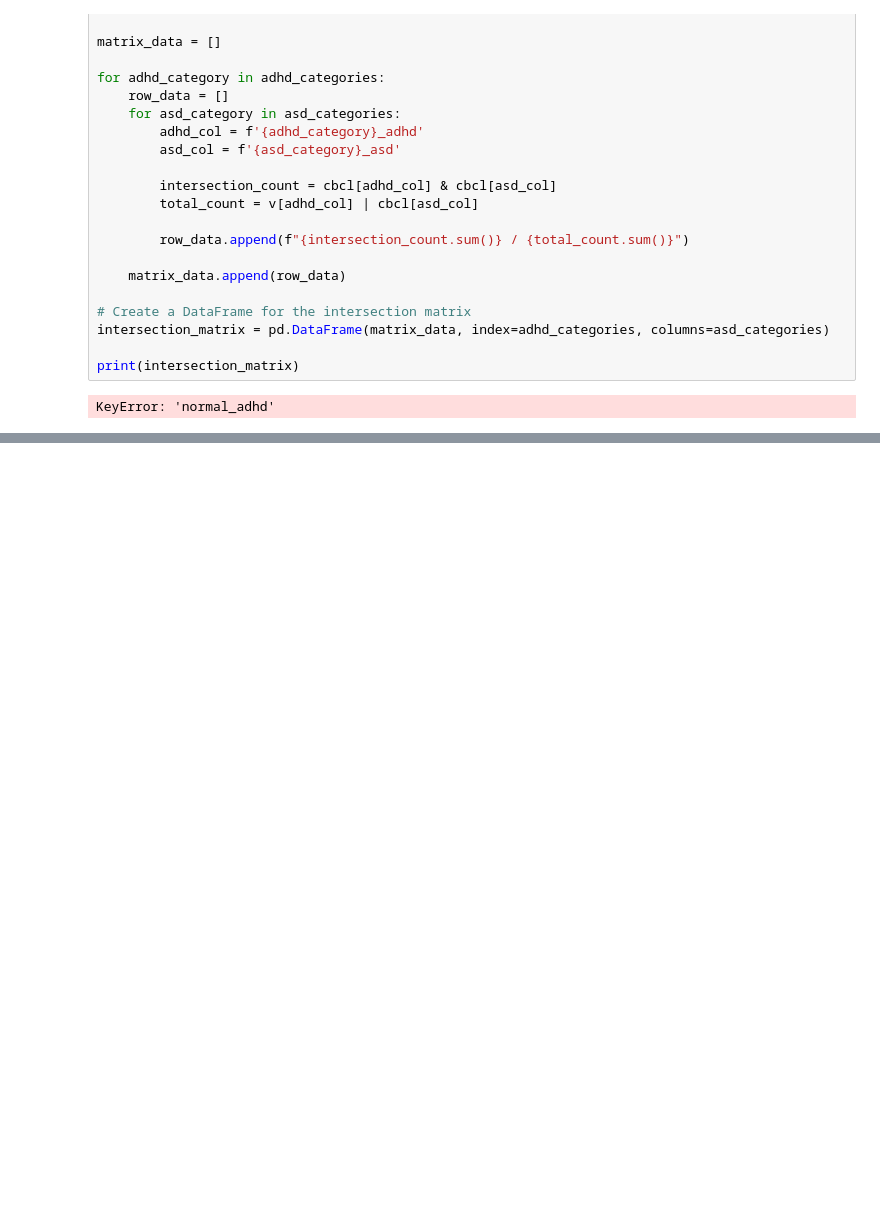
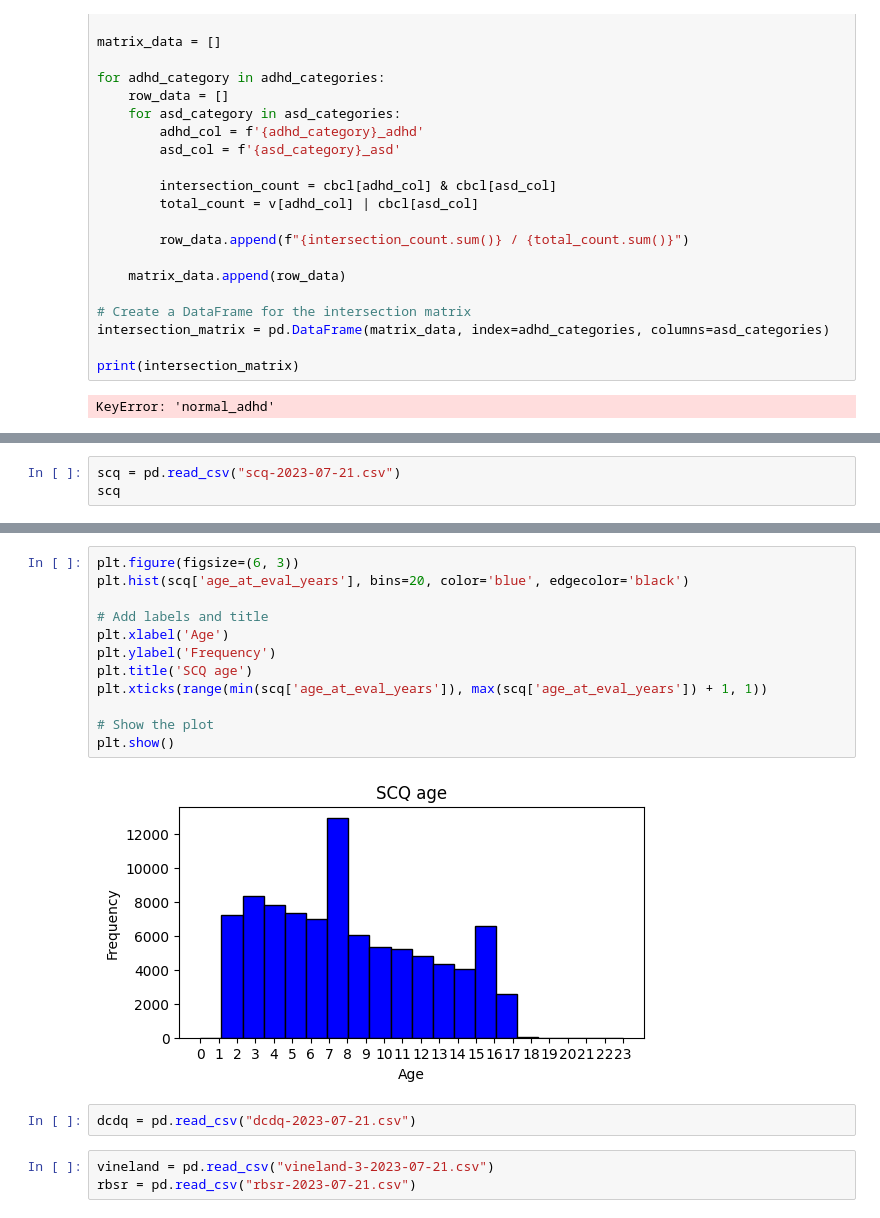
Before and after one commit to nim-m/ML_prep, a Jupyter notebook: eda.ipynb, the cells around one changed output, grey strips where cells are left out. Drawn from its saved outputs; the diff is of its cells as text; blank space fills up the shorter version.

```diff
--- a/eda.ipynb
+++ b/eda.ipynb
@@ -323,0 +327,3 @@ KeyError: 'normal_adhd'
+# %%
+scq = pd.read_csv("scq-2023-07-21.csv")
+scq
@@ -323,0 +394,19 @@ KeyError: 'normal_adhd'
+# %%
+plt.figure(figsize=(6, 3))
+plt.hist(scq['age_at_eval_years'], bins=20, color='blue', edgecolor='black')
+
+# Add labels and title
+plt.xlabel('Age')
+plt.ylabel('Frequency')
+plt.title('SCQ age')
+plt.xticks(range(min(scq['age_at_eval_years']), max(scq['age_at_eval_years']) + 1, 1))
+
+# Show the plot
+plt.show()
+# %% [output]
+[figure, added]
+# %%
+dcdq = pd.read_csv("dcdq-2023-07-21.csv")
+# %%
+vineland = pd.read_csv("vineland-3-2023-07-21.csv")
+rbsr = pd.read_csv("rbsr-2023-07-21.csv")
```
Also changed, not shown: parts of 26 cells of this notebook.
